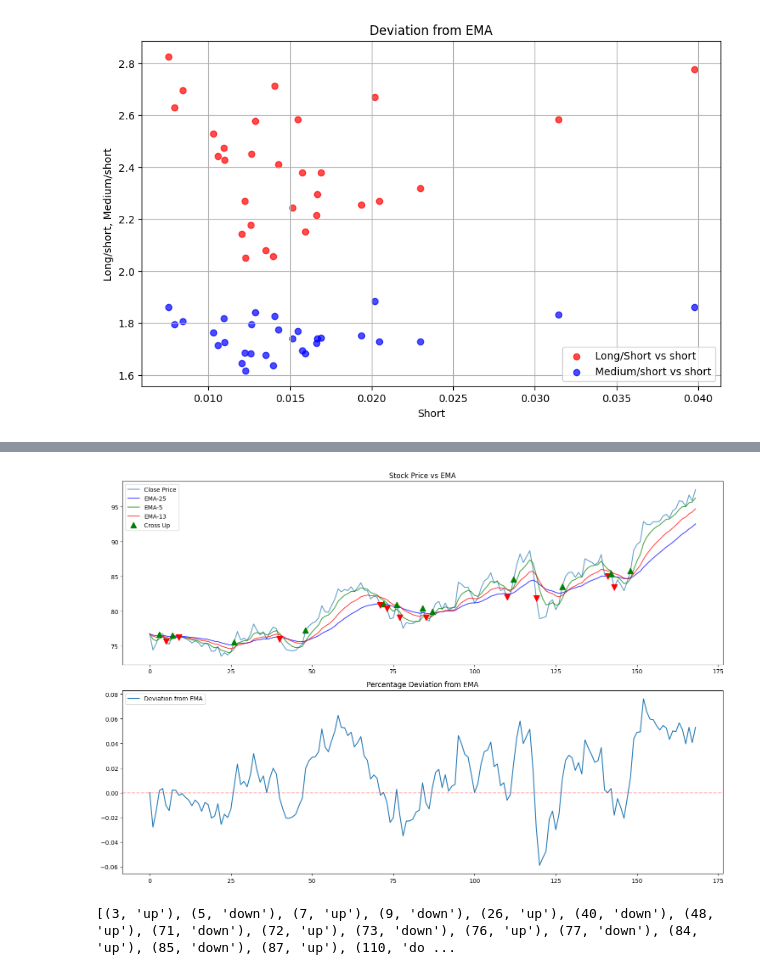
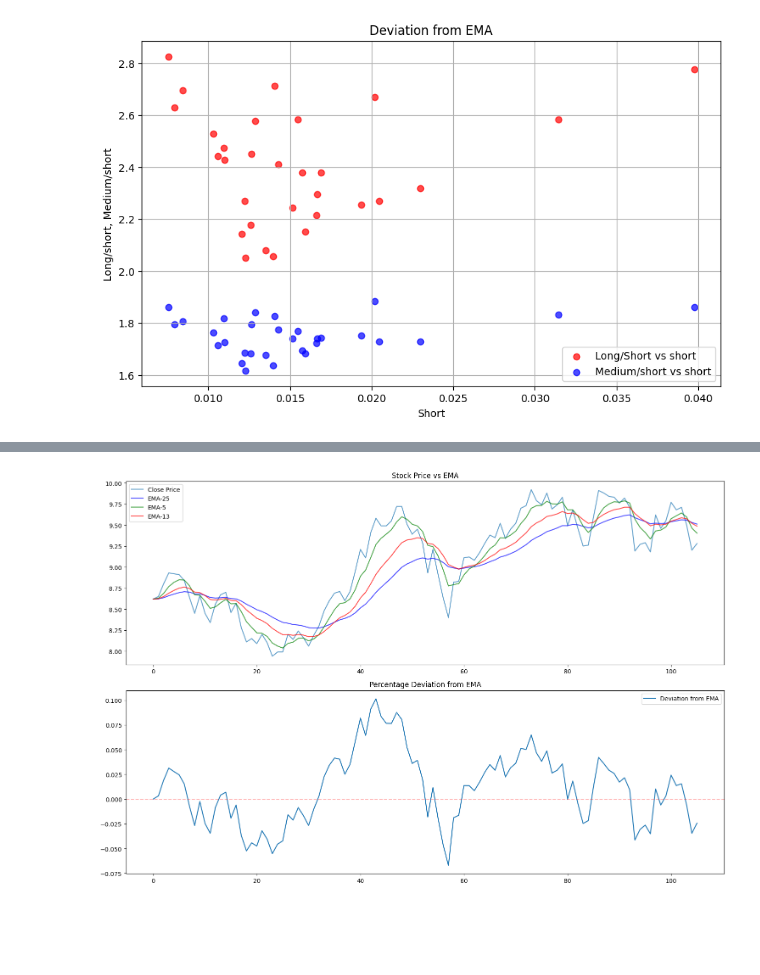
Before and after one commit to jjcc/trading_strategy, a Jupyter notebook: notebook.ipynb, the cells around one changed output, grey strips where cells are left out. Cells and saved outputs as stored; diff of their text form; code cells hidden in the pictures; blank space fills up the shorter version.

Commit message:
plot modification

```diff
--- a/notebook.ipynb
+++ b/notebook.ipynb
@@ -64,3 +64,26 @@ plt.grid(True)
 plt.show()
 # %% [output]
 [figure]
+# %%
+
+
+from helper import get_crossing_points
+#file = 'input/IAI/SF_last.csv'
+file = 'input\IAI\BGC_last.csv'
+#file = 'input\IAI\CME_last.csv'
+#file = 'input\IAI\COIN_last.csv'
+#file = 'input\IAI\DFIN_last.csv'
+#file = 'input\IAI\EVR_last.csv'
+#file = 'input\IAI\FDS_last.csv'
+
+# Assuming stock_prices is a pandas DataFrame with a 'Close' column
+stock_prices = pd.read_csv(file)
+ema_period = 25  # for example
+deviations = prepare_data_for_runs_test(stock_prices, ema_period)
+cross_points = get_crossing_points(stock_prices, ema_period)
+plot_stock_data(stock_prices, ema_period, deviations, cross_points, False)
+
+ema_period = 13
+deviations = prepare_data_for_runs_test(stock_prices, ema_period)
+cross_points = get_crossing_points(stock_prices, ema_period)
+plot_stock_data(stock_prices, ema_period, deviations, cross_points, False)
@@ -67,27 +93,12 @@ plt.show()
 # %%
 
-
-from helper import get_crossing_points
-file = 'input/IAI/SF_last.csv'
+#file = 'input/IAI/COIN_last.csv'
 
 # Assuming stock_prices is a pandas DataFrame with a 'Close' column
 stock_prices = pd.read_csv(file)
 ema_period = 25  # for example
 
 deviations = prepare_data_for_runs_test(stock_prices, ema_period)
-
-
-cross_points = get_crossing_points(stock_prices, ema_period)
-plot_stock_data(stock_prices, ema_period, deviations, cross_points)
-print(cross_points)
-# Create visualization
-#plt.figure(figsize=(15, 10))
-#
-##plt.subplot(2, 1, 1)
-#plt.plot(stock_prices['Close'], label='Close Price', alpha=0.7)
-#plt.plot(calculate_ema(stock_prices['Close'], ema_period), label=f'EMA-{ema_period}', alpha=0.7, color='blue')
-#plt.title('Stock Price vs EMA')
-#plt.legend()
+plot_stock_data(stock_prices, ema_period, deviations)
 # %% [output]
-[figure, old version]
+[figure, new version]
-[(3, 'up'), (5, 'down'), (7, 'up'), (9, 'down'), (26, 'up'), (40, 'down'), (48, 'up'), (71, 'down'), (72, 'up'), (73, 'down'), (76, 'up'), (77, 'down'), (84, 'up'), (85, 'down'), (87, 'up'), (110, 'do ...
```
Also changed, not shown: parts of 2 cells of this notebook, 1 other file.
